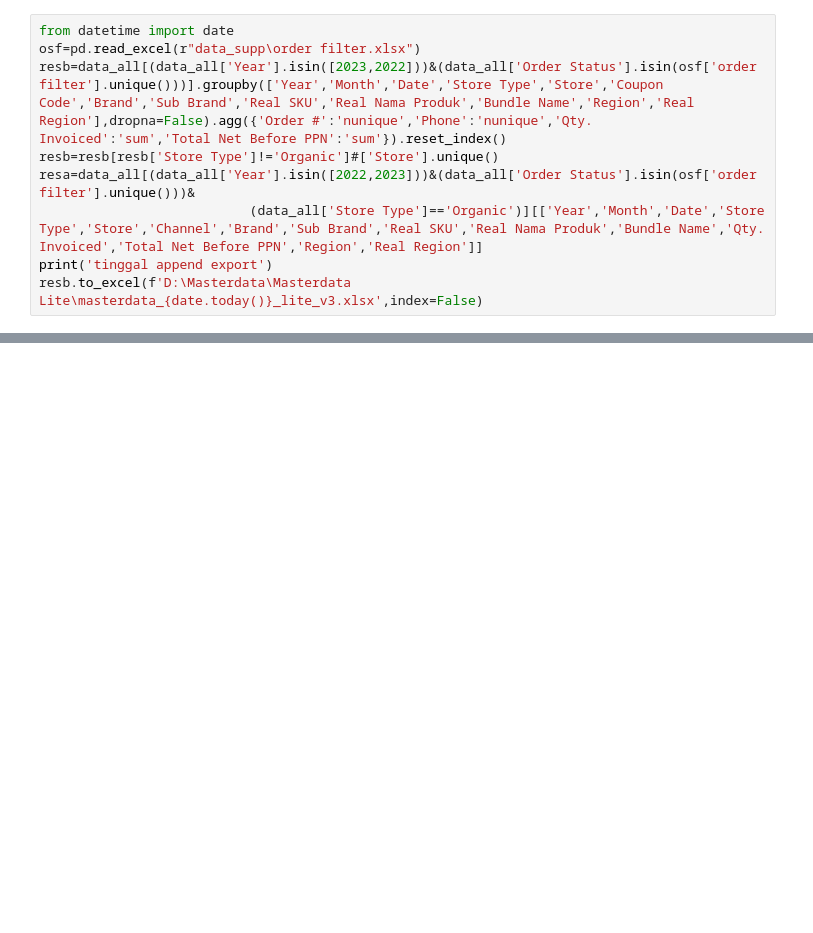
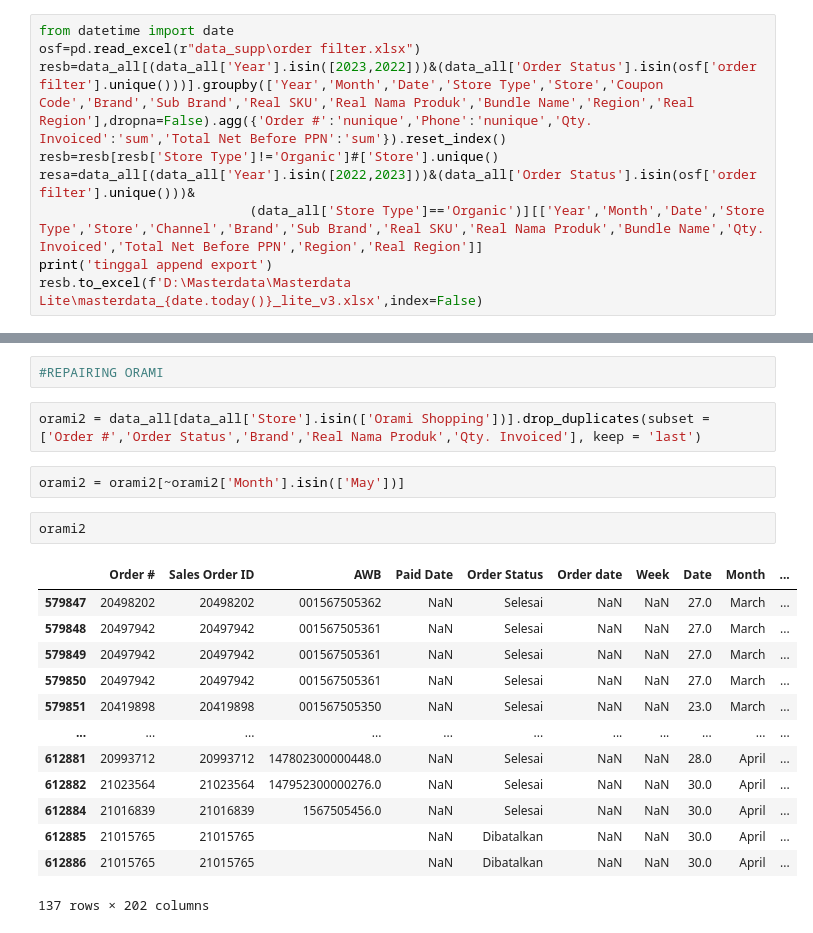
Before and after one commit to nutrimartid/masterdata, a Jupyter notebook: Update 7- Clean.ipynb, the cells around one changed output, grey strips where cells are left out. Cells and saved outputs as stored; diff of their text form; blank space fills up the shorter version.

```diff
--- a/Update 7- Clean.ipynb
+++ b/Update 7- Clean.ipynb
@@ -13265,0 +15426,22 @@ resb.to_excel(f'D:\Masterdata\Masterdata Lite\masterdata_{date.today()}_lite_v3.
+# %%
+#REPAIRING ORAMI
+# %%
+orami2 = data_all[data_all['Store'].isin(['Orami Shopping'])].drop_duplicates(subset = ['Order #','Order Status','Brand','Real Nama Produk','Qty. Invoiced'], keep = 'last')
+# %%
+orami2 = orami2[~orami2['Month'].isin(['May'])]
+# %%
+orami2
+# %% [output]
+|  | Order # | Sales Order ID | AWB | Paid Date | Order Status | Order date | Week | Date | Month | ... |
+| 579847 | 20498202 | 20498202 | 001567505362 | NaN | Selesai | NaN | NaN | 27.0 | March | ... |
+| 579848 | 20497942 | 20497942 | 001567505361 | NaN | Selesai | NaN | NaN | 27.0 | March | ... |
+| 579849 | 20497942 | 20497942 | 001567505361 | NaN | Selesai | NaN | NaN | 27.0 | March | ... |
+| 579850 | 20497942 | 20497942 | 001567505361 | NaN | Selesai | NaN | NaN | 27.0 | March | ... |
+| 579851 | 20419898 | 20419898 | 001567505350 | NaN | Selesai | NaN | NaN | 23.0 | March | ... |
+| ... | ... | ... | ... | ... | ... | ... | ... | ... | ... | ... |
+| 612881 | 20993712 | 20993712 | 147802300000448.0 | NaN | Selesai | NaN | NaN | 28.0 | April | ... |
+| 612882 | 21023564 | 21023564 | 147952300000276.0 | NaN | Selesai | NaN | NaN | 30.0 | April | ... |
+| 612884 | 21016839 | 21016839 | 1567505456.0 | NaN | Selesai | NaN | NaN | 30.0 | April | ... |
+| 612885 | 21015765 | 21015765 |  | NaN | Dibatalkan | NaN | NaN | 30.0 | April | ... |
+| 612886 | 21015765 | 21015765 |  | NaN | Dibatalkan | NaN | NaN | 30.0 | April | ... |
+137 rows × 202 columns
```
Also changed, not shown: parts of 172 cells of this notebook, 26 other files.
